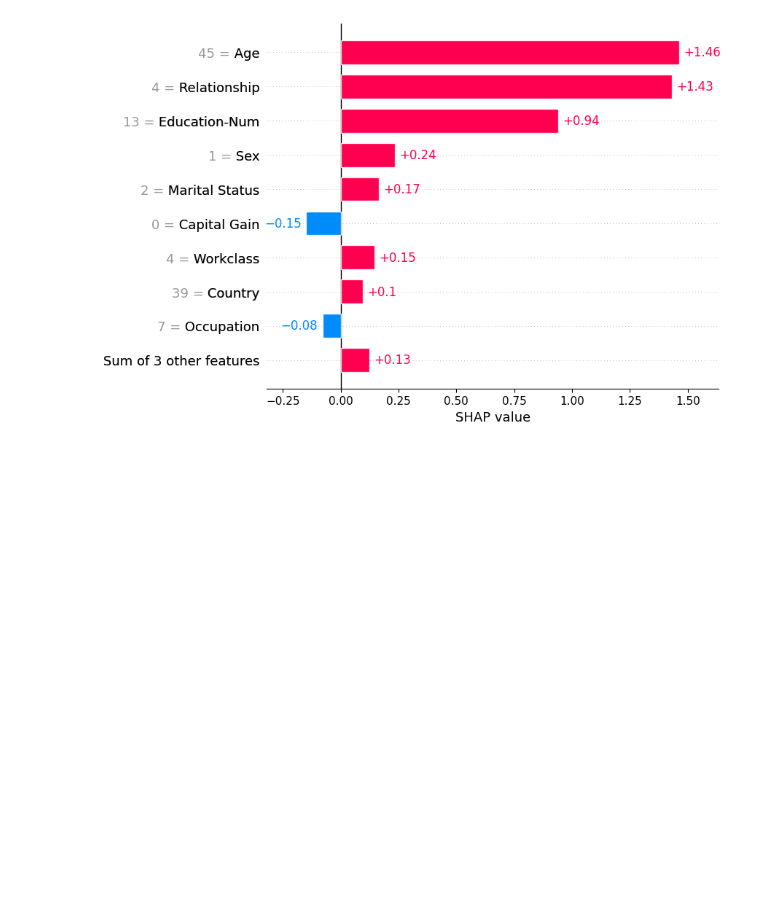
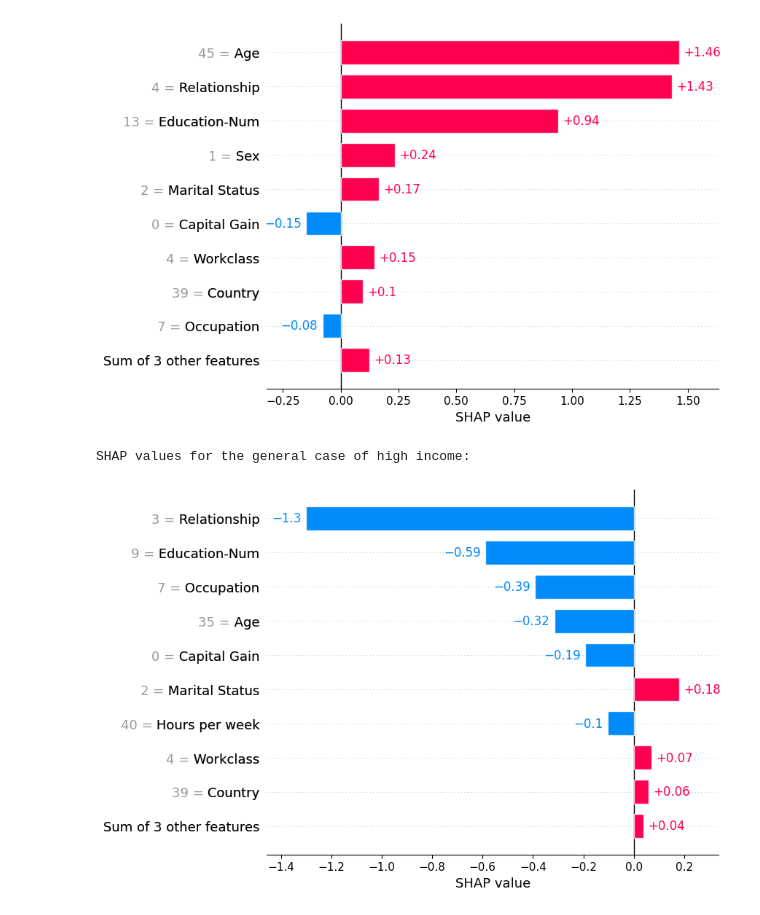
Before and after one commit to Yvonnefanf/ChartCaption, a Jupyter notebook: Data/XAI_outputs/ProtoType_Annoation.ipynb, the cells around one changed output. Saved outputs shown, nothing was run; the diff lists cells and outputs as text; code cells hidden in the pictures; blank space fills up the shorter version.

```diff
--- a/Data/XAI_outputs/ProtoType_Annoation.ipynb
+++ b/Data/XAI_outputs/ProtoType_Annoation.ipynb
@@ -52,3 +52,11 @@ Hours per week    42.0
 Country           39.0
 income             1.0
 dtype: float64
+# %%
+# Find the mean or median values of features for high-income instances
+low_income_data = data[data['income'] == 0]
+print(len(low_income_data))
+general_case_low_income = low_income_data.median()  # or use .median() for median values
+
+print("General case for low income:")
+print(general_case_low_income)
@@ -62,4 +87,14 @@ shap.plots.bar(general_case_shap_values[0])
 # %% [output]
 SHAP values for the general case of high income:
 [figure]
+# %%
+import pandas as pd
+# Compute SHAP values for the general case
+general_case_low_shap_values = explainer(pd.DataFrame([general_case_low_income.drop('income')]))
+
+print("SHAP values for the general case of high income:")
+shap.plots.bar(general_case_low_shap_values[0])
+# %% [output]
+SHAP values for the general case of high income:
+[figure, added]
 # %%
```
Also changed, not shown: parts of 3 cells of this notebook, 3 other files.
